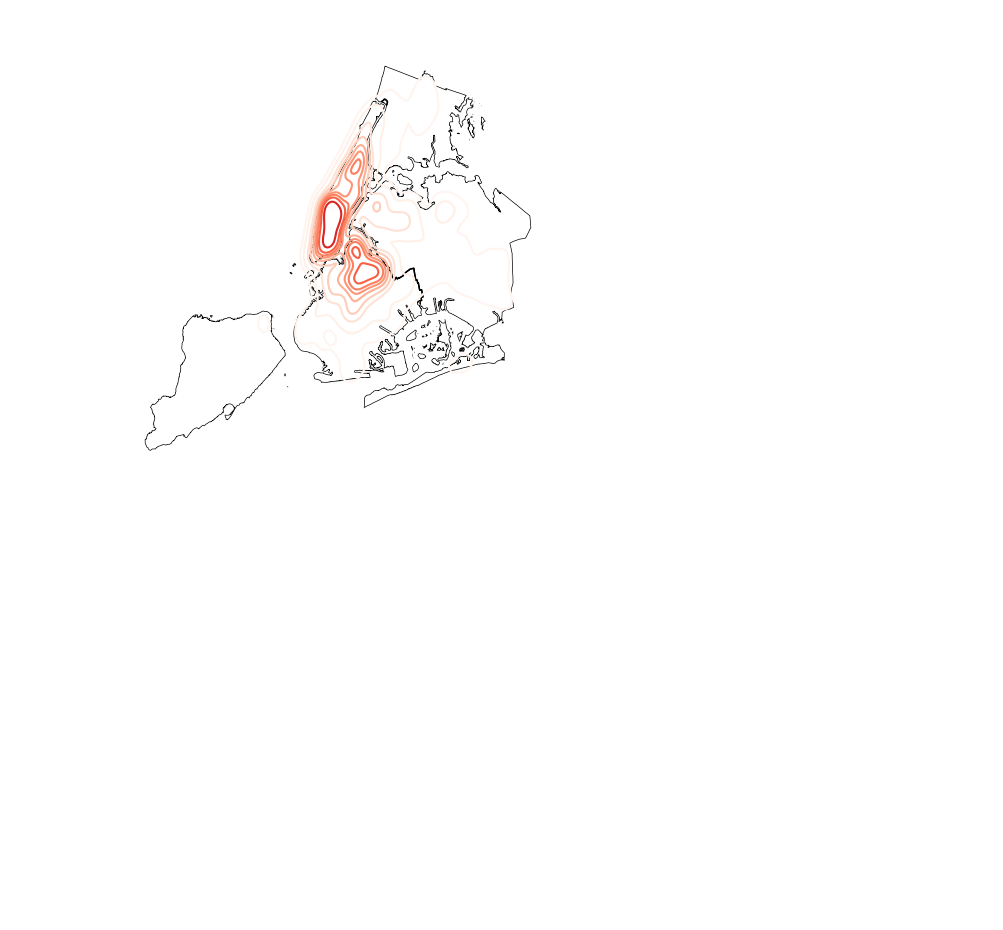
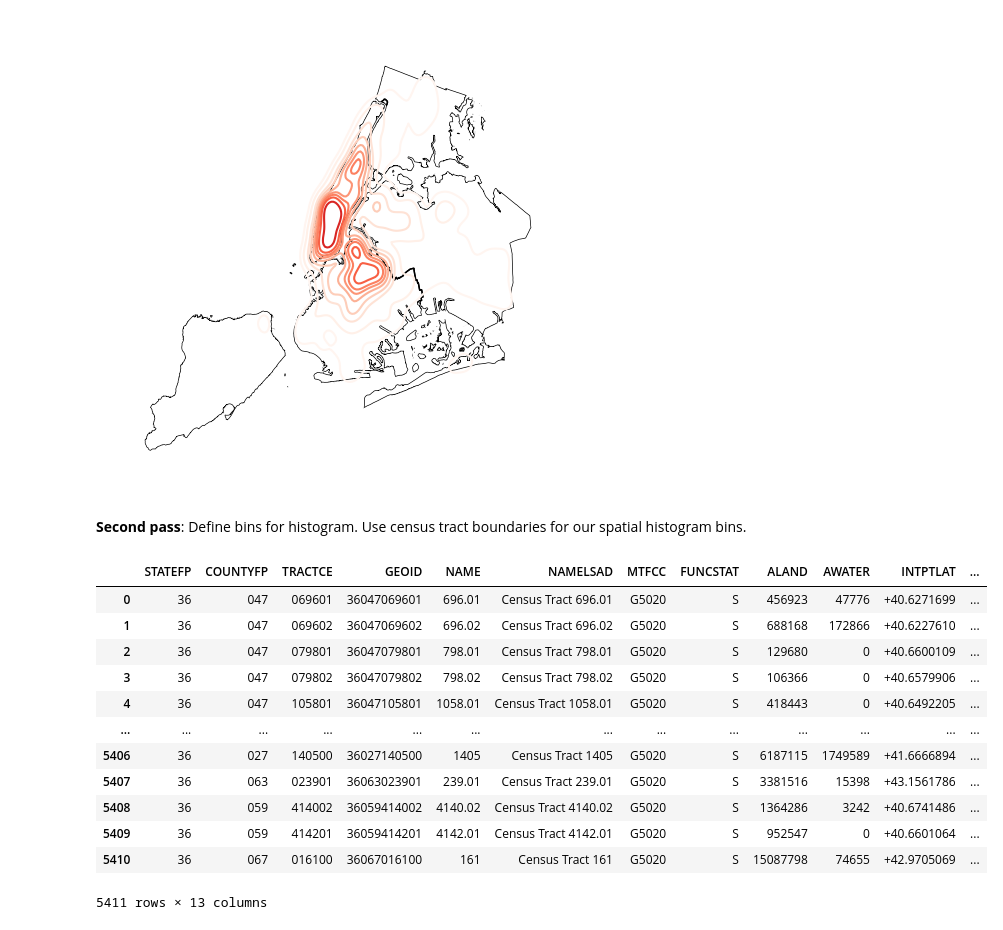
Before and after one commit to domoench/geospatial, a Jupyter notebook: AirBnB Listings EDA/AirBnB Listings EDA.ipynb, the cells around one changed output. Saved outputs shown, nothing was run; the diff lists cells and outputs as text; code cells hidden in the pictures; blank space fills up the shorter version.

```diff
--- a/AirBnB Listings EDA/AirBnB Listings EDA.ipynb
+++ b/AirBnB Listings EDA/AirBnB Listings EDA.ipynb
@@ -75,3 +78,23 @@ gplt.polyplot(boroughs, ax=ax, zorder=1)
 # %% [output]
 <GeoAxes: xlabel='None', ylabel='None'>
 [figure]
+# %% [markdown]
+**Second pass**: Define bins for histogram. Use census tract boundaries for our spatial histogram bins.
+# %%
+NY_tracts_path = "https://www2.census.gov/geo/tiger/TIGER2021/TRACT/tl_2021_36_tract.zip"
+NY_Tracts = gpd.read_file(NY_tracts_path)
+NY_Tracts.to_crs(4326)
+# %% [output]
+|  | STATEFP | COUNTYFP | TRACTCE | GEOID | NAME | NAMELSAD | MTFCC | FUNCSTAT | ALAND | AWATER | INTPTLAT | ... |
+| 0 | 36 | 047 | 069601 | 36047069601 | 696.01 | Census Tract 696.01 | G5020 | S | 456923 | 47776 | +40.6271699 | ... |
+| 1 | 36 | 047 | 069602 | 36047069602 | 696.02 | Census Tract 696.02 | G5020 | S | 688168 | 172866 | +40.6227610 | ... |
+| 2 | 36 | 047 | 079801 | 36047079801 | 798.01 | Census Tract 798.01 | G5020 | S | 129680 | 0 | +40.6600109 | ... |
+| 3 | 36 | 047 | 079802 | 36047079802 | 798.02 | Census Tract 798.02 | G5020 | S | 106366 | 0 | +40.6579906 | ... |
+| 4 | 36 | 047 | 105801 | 36047105801 | 1058.01 | Census Tract 1058.01 | G5020 | S | 418443 | 0 | +40.6492205 | ... |
+| ... | ... | ... | ... | ... | ... | ... | ... | ... | ... | ... | ... | ... |
+| 5406 | 36 | 027 | 140500 | 36027140500 | 1405 | Census Tract 1405 | G5020 | S | 6187115 | 1749589 | +41.6666894 | ... |
+| 5407 | 36 | 063 | 023901 | 36063023901 | 239.01 | Census Tract 239.01 | G5020 | S | 3381516 | 15398 | +43.1561786 | ... |
+| 5408 | 36 | 059 | 414002 | 36059414002 | 4140.02 | Census Tract 4140.02 | G5020 | S | 1364286 | 3242 | +40.6741486 | ... |
+| 5409 | 36 | 059 | 414201 | 36059414201 | 4142.01 | Census Tract 4142.01 | G5020 | S | 952547 | 0 | +40.6601064 | ... |
+| 5410 | 36 | 067 | 016100 | 36067016100 | 161 | Census Tract 161 | G5020 | S | 15087798 | 74655 | +42.9705069 | ... |
+5411 rows × 13 columns
```
Also changed, not shown: parts of 6 cells of this notebook.
